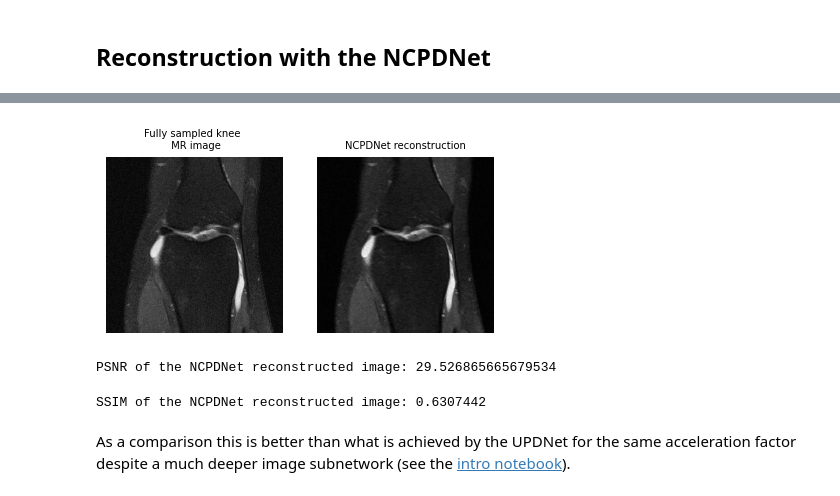
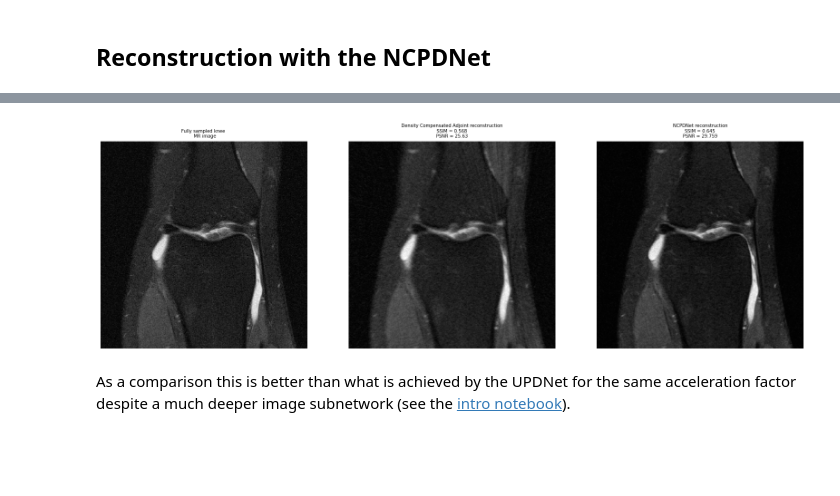
Before and after one commit to chaithyagr/mri_recon_collab, a Jupyter notebook: non_cartesian_reconstruction.ipynb, the cells around one changed output, grey strips where cells are left out. Drawn from its saved outputs; the diff is of its cells as text; code cells hidden in the pictures; blank space fills up the shorter version.

```diff
--- a/non_cartesian_reconstruction.ipynb
+++ b/non_cartesian_reconstruction.ipynb
@@ -62,7 +60,7 @@ We use the same data as in the [introduction notebook](mri_reconstruction_intro.
 image = np.load(io.BytesIO(requests.get('https://github.com/zaccharieramzi/fastmri-reproducible-benchmark/raw/master/examples/gt_image.npy').content), allow_pickle=True)
 kspace = np.load(io.BytesIO(requests.get('https://github.com/zaccharieramzi/fastmri-reproducible-benchmark/raw/master/examples/gt_kspace.npy').content), allow_pickle=True)
 # %%
-fig, axs = plt.subplots(1, 2)
+fig, axs = plt.subplots(1, 2, figsize=(15, 10))
 axs[0].imshow(image[..., 0])
 axs[0].set_title('Fully sampled knee MR image')
 axs[1].imshow(np.log(np.abs(kspace[..., 0])))
@@ -165,20 +158,23 @@ Wall time: 24.8 s
 # %%
-fig, axs = plt.subplots(1, 2, sharex=True, sharey=True)
+fig, axs = plt.subplots(1, 3, sharex=True, sharey=True, figsize=(20, 10))
 axs[0].imshow(image[..., 0])
 axs[0].set_title('Fully sampled knee \n MR image')
-axs[1].imshow(ncpdnet_reconstructed_image[0, ..., 0])
-axs[1].set_title('NCPDNet reconstruction')
-for i in [0, 1]:
+
+axs[1].imshow(np.abs(adj_dcomp_image))
+axs[1].set_title('Density Compensated Adjoint reconstruction' +
+        '\nSSIM = ' + str(np.around(ssim(image[None, ..., 0], np.abs(adj_dcomp_image)[None]/1e6), 3)) +
+        '\nPSNR = ' + str(np.around(psnr(image[None, ..., 0], np.abs(adj_dcomp_image)[None]/1e6), 3)))
+
+
+axs[2].imshow(ncpdnet_reconstructed_image[0, ..., 0])
+axs[2].set_title('NCPDNet reconstruction' +
+        '\nSSIM = ' + str(np.around(ssim(image[None, ..., 0], ncpdnet_reconstructed_image[..., 0]/1e6), 3)) +
+        '\nPSNR = ' + str(np.around(psnr(image[None, ..., 0], ncpdnet_reconstructed_image[..., 0]/1e6), 3)))
+
+
+for i in range(3):
     axs[i].axis('off');
 # %% [output]
-[figure, old version]
+[figure, new version]
-# %%
-print('PSNR of the NCPDNet reconstructed image:', psnr(image, ncpdnet_reconstructed_image[0]/1e6))
-# %% [output]
-PSNR of the NCPDNet reconstructed image: 29.526865665679534
-# %%
-print('SSIM of the NCPDNet reconstructed image:', ssim(image[None, ..., 0], ncpdnet_reconstructed_image[..., 0]/1e6))
-# %% [output]
-SSIM of the NCPDNet reconstructed image: 0.6307442
 # %% [markdown]
 As a comparison this is better than what is achieved by the UPDNet for the same acceleration factor despite a much deeper image subnetwork (see the [intro notebook](mri_reconstruction_intro.ipynb)).
```
Also changed, not shown: parts of 9 cells of this notebook.
